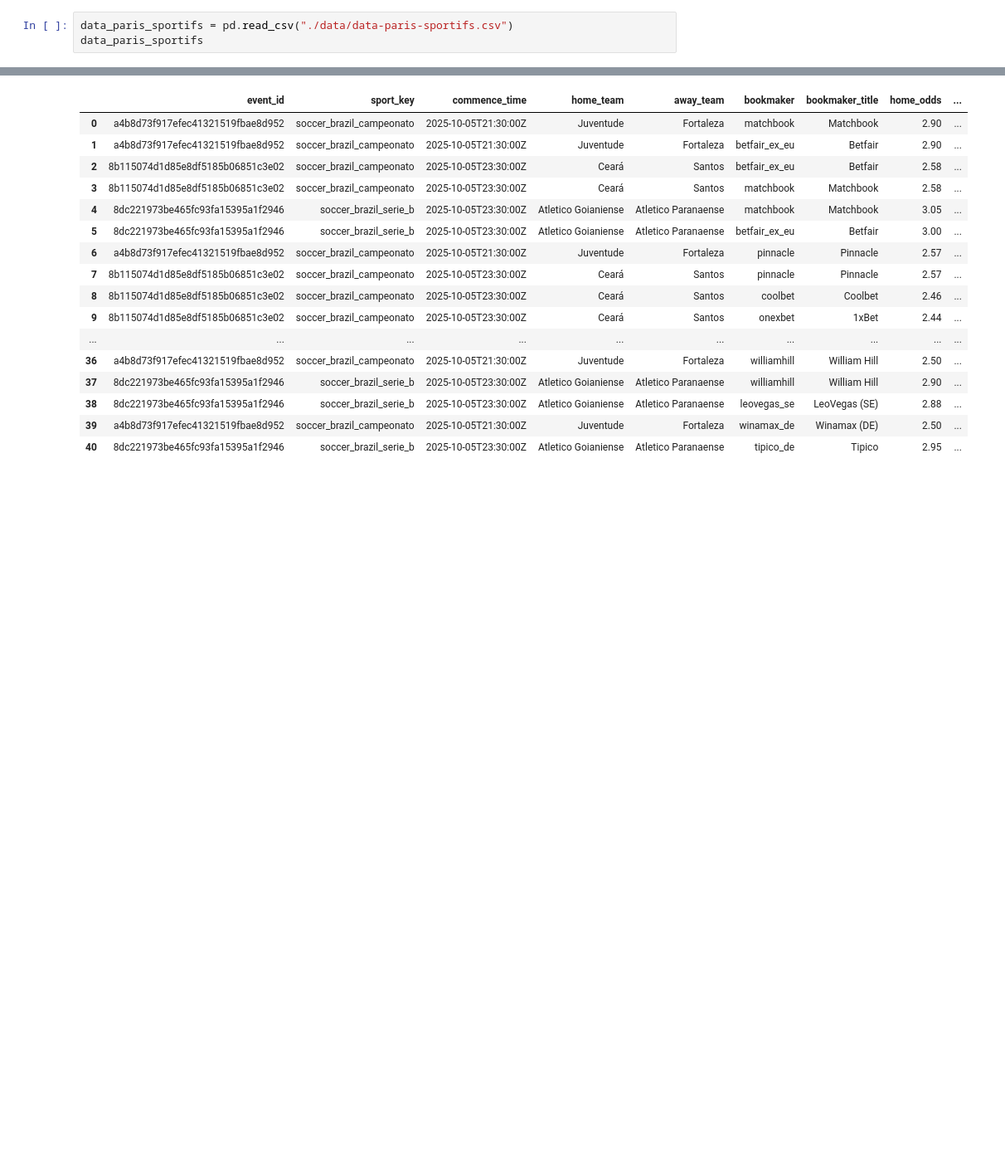
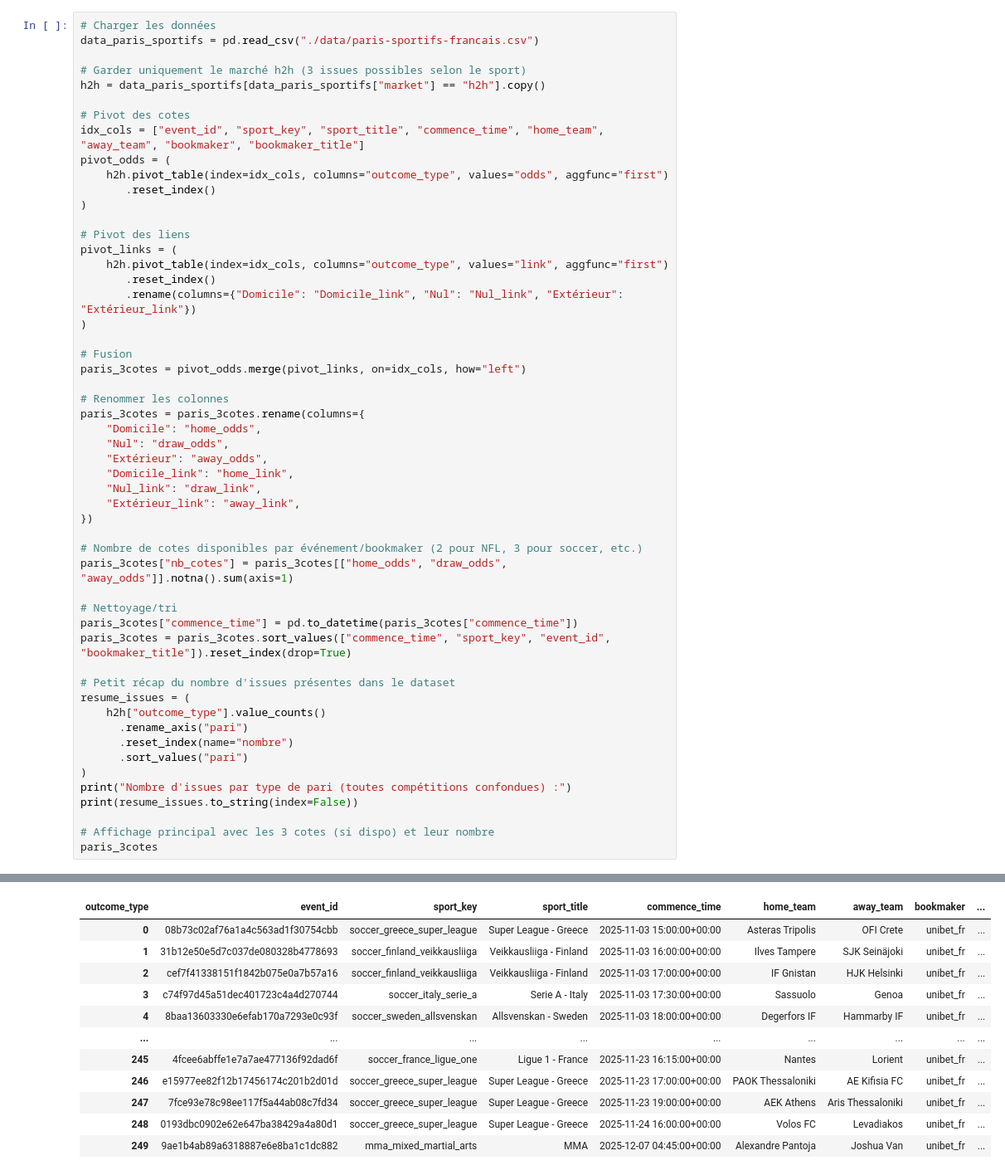
Before and after one commit to Simonhamel1/algo-paris-sportifs, a Jupyter notebook: pari-sportif.ipynb, the cells around one changed output, grey strips where cells are left out. Shown at 83% size. Cells and saved outputs as stored; diff of their text form; blank space fills up the shorter version.

Commit message:
feat: add arbitrage analysis scripts and update sports betting data datasets

```diff
--- a/pari-sportif.ipynb
+++ b/pari-sportif.ipynb
@@ -296,4 +354,54 @@ Les résultats ont été enregistrés dans le fichier 'data-paris-sportifs.csv'.
 # %%
-data_paris_sportifs = pd.read_csv("./data/data-paris-sportifs.csv")
-data_paris_sportifs
+# Charger les données
+data_paris_sportifs = pd.read_csv("./data/paris-sportifs-francais.csv")
+
+# Garder uniquement le marché h2h (3 issues possibles selon le sport)
+h2h = data_paris_sportifs[data_paris_sportifs["market"] == "h2h"].copy()
+
+# Pivot des cotes
+idx_cols = ["event_id", "sport_key", "sport_title", "commence_time", "home_team", "away_team", "bookmaker", "bookmaker_title"]
+pivot_odds = (
+    h2h.pivot_table(index=idx_cols, columns="outcome_type", values="odds", aggfunc="first")
+       .reset_index()
+)
+
+# Pivot des liens
+pivot_links = (
+    h2h.pivot_table(index=idx_cols, columns="outcome_type", values="link", aggfunc="first")
+       .reset_index()
+       .rename(columns={"Domicile": "Domicile_link", "Nul": "Nul_link", "Extérieur": "Extérieur_link"})
+)
+
+# Fusion
+paris_3cotes = pivot_odds.merge(pivot_links, on=idx_cols, how="left")
+
+# Renommer les colonnes
+paris_3cotes = paris_3cotes.rename(columns={
+    "Domicile": "home_odds",
+    "Nul": "draw_odds",
+    "Extérieur": "away_odds",
+    "Domicile_link": "home_link",
+    "Nul_link": "draw_link",
+    "Extérieur_link": "away_link",
+})
+
+# Nombre de cotes disponibles par événement/bookmaker (2 pour NFL, 3 pour soccer, etc.)
+paris_3cotes["nb_cotes"] = paris_3cotes[["home_odds", "draw_odds", "away_odds"]].notna().sum(axis=1)
+
+# Nettoyage/tri
+paris_3cotes["commence_time"] = pd.to_datetime(paris_3cotes["commence_time"])
+paris_3cotes = paris_3cotes.sort_values(["commence_time", "sport_key", "event_id", "bookmaker_title"]).reset_index(drop=True)
+
+# Petit récap du nombre d'issues présentes dans le dataset
+resume_issues = (
+    h2h["outcome_type"].value_counts()
+      .rename_axis("pari")
+      .reset_index(name="nombre")
+      .sort_values("pari")
+)
+print("Nombre d'issues par type de pari (toutes compétitions confondues) :")
+print(resume_issues.to_string(index=False))
+
+# Affichage principal avec les 3 cotes (si dispo) et leur nombre
+paris_3cotes
 # %% [output]
@@ -300,17 +413,12 @@ data_paris_sportifs
-|  | event_id | sport_key | commence_time | home_team | away_team | bookmaker | bookmaker_title | home_odds | ... |
-| 0 | a4b8d73f917efec41321519fbae8d952 | soccer_brazil_campeonato | 2025-10-05T21:30:00Z | Juventude | Fortaleza | matchbook | Matchbook | 2.90 | ... |
-| 1 | a4b8d73f917efec41321519fbae8d952 | soccer_brazil_campeonato | 2025-10-05T21:30:00Z | Juventude | Fortaleza | betfair_ex_eu | Betfair | 2.90 | ... |
-| 2 | 8b115074d1d85e8df5185b06851c3e02 | soccer_brazil_campeonato | 2025-10-05T23:30:00Z | Ceará | Santos | betfair_ex_eu | Betfair | 2.58 | ... |
-| 3 | 8b115074d1d85e8df5185b06851c3e02 | soccer_brazil_campeonato | 2025-10-05T23:30:00Z | Ceará | Santos | matchbook | Matchbook | 2.58 | ... |
-| 4 | 8dc221973be465fc93fa15395a1f2946 | soccer_brazil_serie_b | 2025-10-05T23:30:00Z | Atletico Goianiense | Atletico Paranaense | matchbook | Matchbook | 3.05 | ... |
-| 5 | 8dc221973be465fc93fa15395a1f2946 | soccer_brazil_serie_b | 2025-10-05T23:30:00Z | Atletico Goianiense | Atletico Paranaense | betfair_ex_eu | Betfair | 3.00 | ... |
-| 6 | a4b8d73f917efec41321519fbae8d952 | soccer_brazil_campeonato | 2025-10-05T21:30:00Z | Juventude | Fortaleza | pinnacle | Pinnacle | 2.57 | ... |
-| 7 | 8b115074d1d85e8df5185b06851c3e02 | soccer_brazil_campeonato | 2025-10-05T23:30:00Z | Ceará | Santos | pinnacle | Pinnacle | 2.57 | ... |
-| 8 | 8b115074d1d85e8df5185b06851c3e02 | soccer_brazil_campeonato | 2025-10-05T23:30:00Z | Ceará | Santos | coolbet | Coolbet | 2.46 | ... |
-| 9 | 8b115074d1d85e8df5185b06851c3e02 | soccer_brazil_campeonato | 2025-10-05T23:30:00Z | Ceará | Santos | onexbet | 1xBet | 2.44 | ... |
-| ... | ... | ... | ... | ... | ... | ... | ... | ... | ... |
-| 36 | a4b8d73f917efec41321519fbae8d952 | soccer_brazil_campeonato | 2025-10-05T21:30:00Z | Juventude | Fortaleza | williamhill | William Hill | 2.50 | ... |
-| 37 | 8dc221973be465fc93fa15395a1f2946 | soccer_brazil_serie_b | 2025-10-05T23:30:00Z | Atletico Goianiense | Atletico Paranaense | williamhill | William Hill | 2.90 | ... |
-| 38 | 8dc221973be465fc93fa15395a1f2946 | soccer_brazil_serie_b | 2025-10-05T23:30:00Z | Atletico Goianiense | Atletico Paranaense | leovegas_se | LeoVegas (SE) | 2.88 | ... |
-| 39 | a4b8d73f917efec41321519fbae8d952 | soccer_brazil_campeonato | 2025-10-05T21:30:00Z | Juventude | Fortaleza | winamax_de | Winamax (DE) | 2.50 | ... |
-| 40 | 8dc221973be465fc93fa15395a1f2946 | soccer_brazil_serie_b | 2025-10-05T23:30:00Z | Atletico Goianiense | Atletico Paranaense | tipico_de | Tipico | 2.95 | ... |
+| outcome_type | event_id | sport_key | sport_title | commence_time | home_team | away_team | bookmaker | ... |
+| 0 | 08b73c02af76a1a4c563ad1f30754cbb | soccer_greece_super_league | Super League - Greece | 2025-11-03 15:00:00+00:00 | Asteras Tripolis | OFI Crete | unibet_fr | ... |
+| 1 | 31b12e50e5d7c037de080328b4778693 | soccer_finland_veikkausliiga | Veikkausliiga - Finland | 2025-11-03 16:00:00+00:00 | Ilves Tampere | SJK Seinäjoki | unibet_fr | ... |
+| 2 | cef7f41338151f1842b075e0a7b57a16 | soccer_finland_veikkausliiga | Veikkausliiga - Finland | 2025-11-03 17:00:00+00:00 | IF Gnistan | HJK Helsinki | unibet_fr | ... |
+| 3 | c74f97d45a51dec401723c4a4d270744 | soccer_italy_serie_a | Serie A - Italy | 2025-11-03 17:30:00+00:00 | Sassuolo | Genoa | unibet_fr | ... |
+| 4 | 8baa13603330e6efab170a7293e0c93f | soccer_sweden_allsvenskan | Allsvenskan - Sweden | 2025-11-03 18:00:00+00:00 | Degerfors IF | Hammarby IF | unibet_fr | ... |
+| ... | ... | ... | ... | ... | ... | ... | ... | ... |
+| 245 | 4fcee6abffe1e7a7ae477136f92dad6f | soccer_france_ligue_one | Ligue 1 - France | 2025-11-23 16:15:00+00:00 | Nantes | Lorient | unibet_fr | ... |
+| 246 | e15977ee82f12b17456174c201b2d01d | soccer_greece_super_league | Super League - Greece | 2025-11-23 17:00:00+00:00 | PAOK Thessaloniki | AE Kifisia FC | unibet_fr | ... |
+| 247 | 7fce93e78c98ee117f5a44ab08c7fd34 | soccer_greece_super_league | Super League - Greece | 2025-11-23 19:00:00+00:00 | AEK Athens | Aris Thessaloniki | unibet_fr | ... |
+| 248 | 0193dbc0902e62e647ba38429a4a80d1 | soccer_greece_super_league | Super League - Greece | 2025-11-24 16:00:00+00:00 | Volos FC | Levadiakos | unibet_fr | ... |
+| 249 | 9ae1b4ab89a6318887e6e8ba1c1dc882 | mma_mixed_martial_arts | MMA | 2025-12-07 04:45:00+00:00 | Alexandre Pantoja | Joshua Van | unibet_fr | ... |
```
Also changed, not shown: parts of 4 cells of this notebook, 6 other files.
